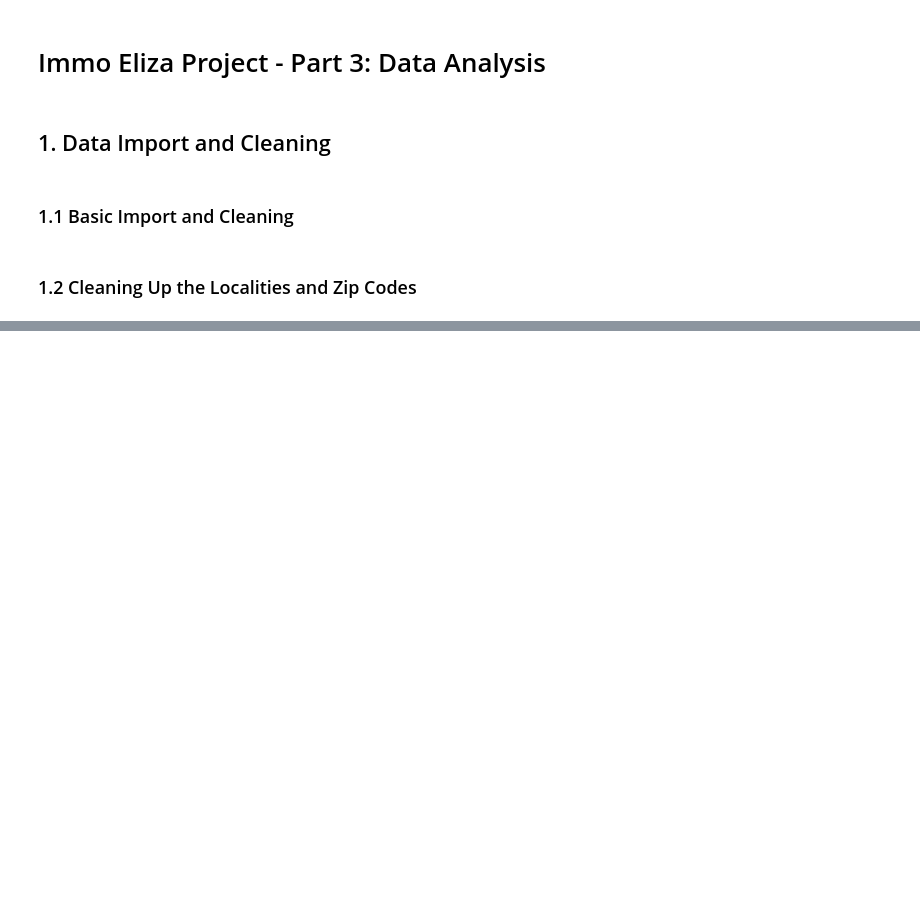
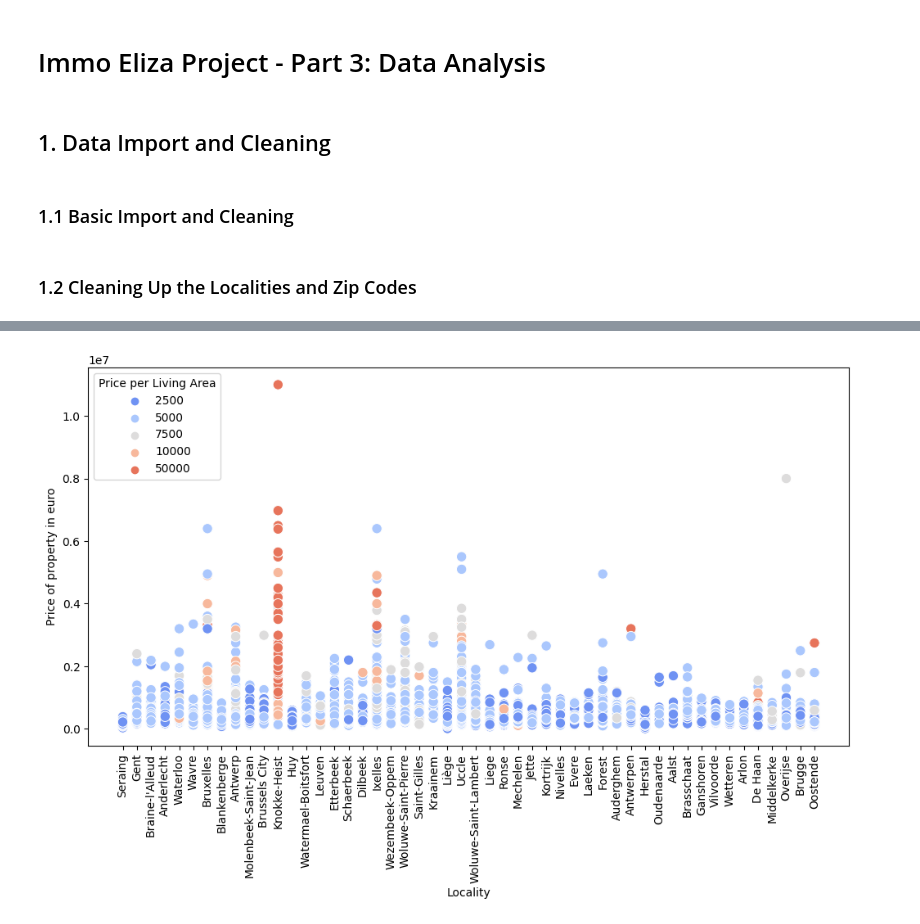
Before and after one commit to brammichielsen/challenge-regression, a Jupyter notebook: Eliza-2.ipynb, the cells around one changed output, grey strips where cells are left out. Cells and saved outputs as stored; diff of their text form; code cells hidden in the pictures; blank space fills up the shorter version.

```diff
--- a/Eliza-2.ipynb
+++ b/Eliza-2.ipynb
@@ -119,0 +196,40 @@ plt.show()
+# %%
+# Exclude NaN values in the 'State of the building' column
+df_filtered = df.dropna(subset=['State of the building'])
+
+# Calculate the Price per Living Area as integers
+df['Price per Living Area'] = (df['Price of property in euro'] / df['Living area']).astype(int)
+# df['Price per Living Area'] = np.where(df['Price per Living Area'] > 10000, 10000, df['Price per Living Area'])
+
+# Define the hue bins and labels manually
+hue_bins = [0, 2500, 5000, 7500, 10000, 50000]
+hue_labels = [2500, 5000, 7500, 10000, 50000]
+
+# Categorize the 'Price per Living Area' into bins with labels
+df['Hue'] = pd.cut(df['Price per Living Area'], bins=hue_bins, labels=hue_labels)
+
+# Get the top 50 locations by count
+top_locations = df_filtered['Locality'].value_counts().nlargest(50).index
+
+# Filter the dataframe to include only the top 100 locations
+df_top_locations = df_filtered[df_filtered['Locality'].isin(top_locations)]
+
+# Set the palette as a gradient from lowest to highest value
+palette = sns.color_palette("coolwarm", n_colors=len(hue_labels))
+
+# Increase the figure size
+plt.figure(figsize=(12, 6))
+
+# Create the scatter plot with adjusted data point size and manually set hue bins
+sns.scatterplot(x="Locality", y="Price of property in euro", hue="Hue", palette=palette, data=df_top_locations, s=80)
+
+# Rotate x-axis labels for readability
+plt.xticks(rotation=90)
+
+# Set the hue legend label
+plt.legend(title='Price per Living Area')
+
+# Show the plot
+plt.show()
+# %% [output]
+[figure, added]
```
Also changed, not shown: parts of 14 cells of this notebook, 1 other file.
